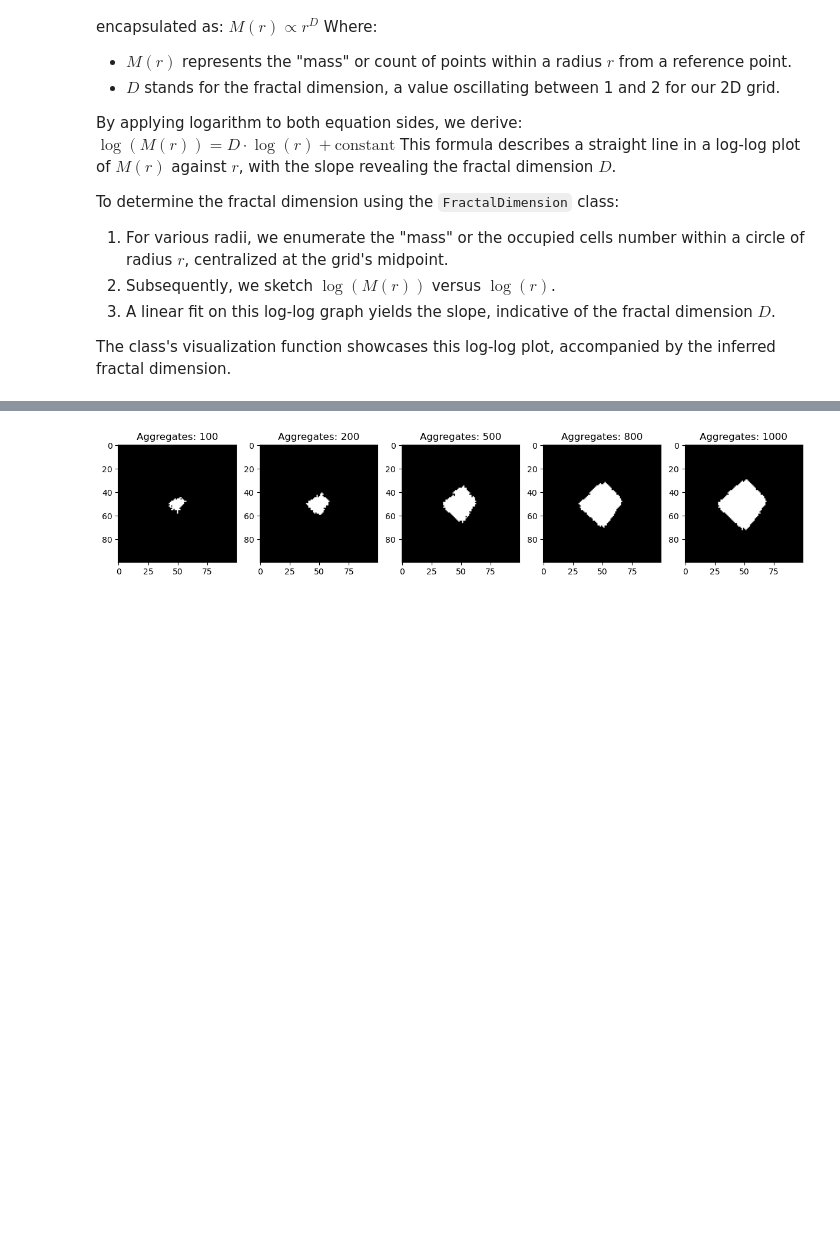
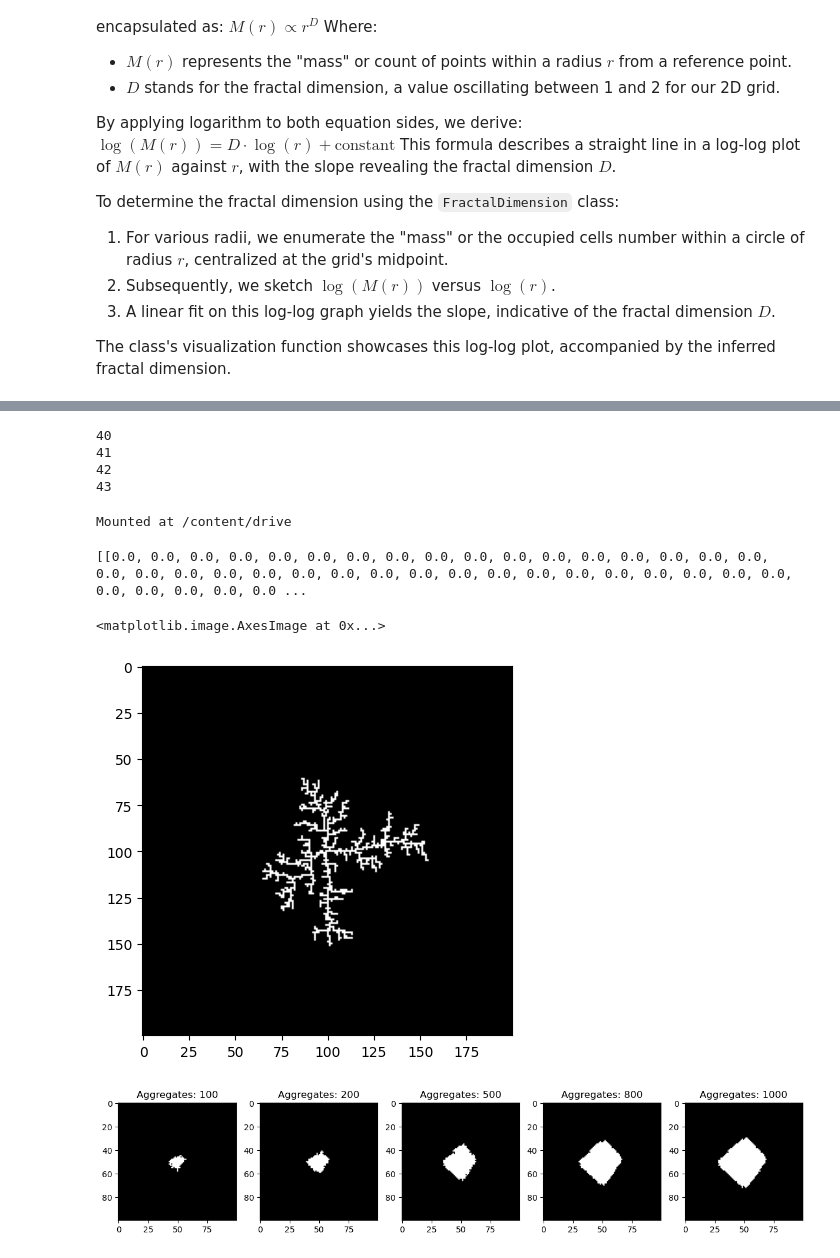
Before and after one commit to Jeongmin0658/kentech_EF_CCP, a Jupyter notebook: Contributors/Seongwon/Stochastic_DLA_growth.ipynb, the cells around one changed output, grey strips where cells are left out. Saved outputs shown, nothing was run; the diff lists cells and outputs as text; code cells hidden in the pictures; blank space fills up the shorter version.

Commit message:
Colaboratory를 통해 생성됨

```diff
--- a/Contributors/Seongwon/Stochastic_DLA_growth.ipynb
+++ b/Contributors/Seongwon/Stochastic_DLA_growth.ipynb
@@ -327,3 +390,42 @@ for p in [1., 0.4, 0.1, 0.02, 0.005]:
+# %%
+import csv
+cnt = 40
+for _ in range(1000):
+    dla = StochasticDLA(L=200, acceptance_probability=1)
+    snapshots = dla.run(1000, [1000])
+    # dla.visualize(snapshots)
+    fd = FractalDimension(dla.grid,fit_radius=18)
+    # fd.visualize()
+    print(cnt)
+    with open(f"./drive/MyDrive/DLA_Datas/data/DLA1_{cnt}.csv","w") as f:
+      writer = csv.writer(f)
+      writer.writerows(snapshots[0])
+      f.close()
+    cnt+=1
+# %% [output]
+40
+41
+42
+43
+# %%
+from google.colab import drive
+drive.mount('/content/drive')
+# %% [output]
+Mounted at /content/drive
+# %%
+readcsv = []
+with open("./data/listtocsv0.csv","r") as f:
+  reader = csv.reader(f)
+  for row in reader:
+    readcsv.append(list(map(float,row)))
+  f.close()
+print(readcsv)
+
+plt.imshow(readcsv, cmap='gray')
+# %% [output]
+[[0.0, 0.0, 0.0, 0.0, 0.0, 0.0, 0.0, 0.0, 0.0, 0.0, 0.0, 0.0, 0.0, 0.0, 0.0, 0.0, 0.0, 0.0, 0.0, 0.0, 0.0, 0.0, 0.0, 0.0, 0.0, 0.0, 0.0, 0.0, 0.0, 0.0, 0.0, 0.0, 0.0, 0.0, 0.0, 0.0, 0.0, 0.0, 0.0, 0.0 ...
+<matplotlib.image.AxesImage at 0x...>
+[figure, added]
 # %%
 import numpy as np
 import matplotlib.pyplot as plt
```
Also changed, not shown: parts of 3 cells of this notebook.
